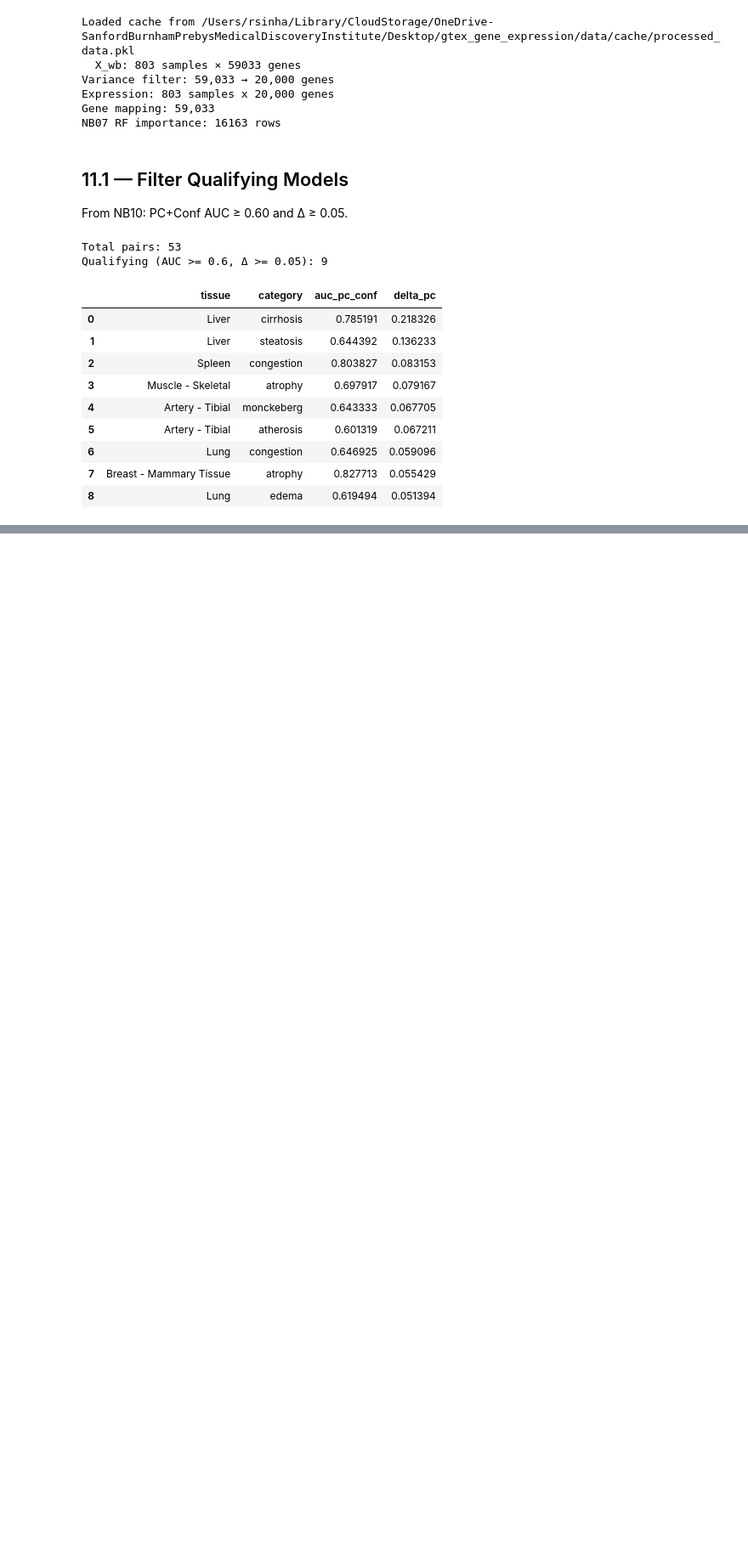
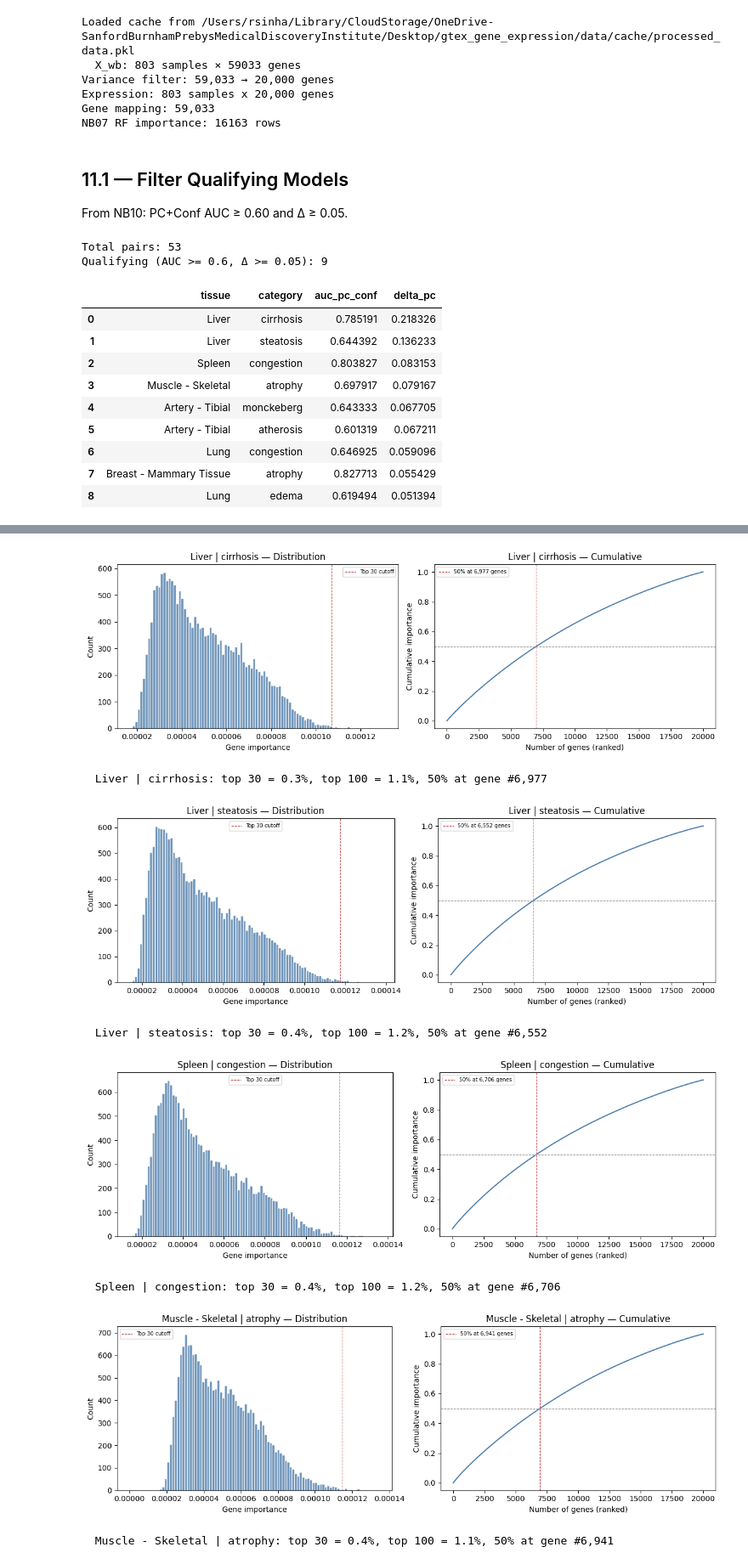
Before and after one commit to Cranjit9/gtex_gene_expression, a Jupyter notebook: notebooks/11_pc_gene_importance.ipynb, the cells around one changed output, grey strips where cells are left out. Shown at 85% size. Drawn from its saved outputs; the diff is of its cells as text; code cells hidden in the pictures; blank space fills up the shorter version.

```diff
--- a/notebooks/11_pc_gene_importance.ipynb
+++ b/notebooks/11_pc_gene_importance.ipynb
@@ -66,18 +68,17 @@ DELTA_THRESH = 0.05
 N_PCS = 800
 TOP_K_PCS = 100
 TOP_N_GENES = 30
-TOP_N_VAL = 50
 
 pc_results = pd.read_csv(Config.TABLES_DIR / "pc_auc_results.csv")
 
-qualified = pc_results[
+qualified_all = pc_results[
     (pc_results["auc_pc_conf"] >= AUC_THRESH) & (pc_results["delta_pc"] >= DELTA_THRESH)
 ].reset_index(drop=True)
 
 print(f"Total pairs: {len(pc_results)}")
-print(f"Qualifying (AUC >= {AUC_THRESH}, Δ >= {DELTA_THRESH}): {len(qualified)}")
+print(f"Qualifying (AUC >= {AUC_THRESH}, Δ >= {DELTA_THRESH}): {len(qualified_all)}")
 print()
-display(qualified[["tissue", "category", "auc_pc_conf", "delta_pc"]].sort_values("delta_pc", ascending=False))
+display(qualified_all[["tissue", "category", "auc_pc_conf", "delta_pc"]].sort_values("delta_pc", ascending=False))
 # %% [output]
 Total pairs: 53
 Qualifying (AUC >= 0.6, Δ >= 0.05): 9
@@ -271,0 +348,39 @@ Lung | edema — sum=1.0000 (should be ~1.0), top 5: ['GSTA7P', 'IGLL3P', 'FAM21
+# %%
+for (tissue, category), imp in gene_importance.items():
+    tag = f"{tissue} | {category}"
+    sorted_imp = imp.sort_values(ascending=False).values
+    cum_imp = np.cumsum(sorted_imp)
+    n50 = np.searchsorted(cum_imp, 0.5) + 1
+
+    fig, axes = plt.subplots(1, 2, figsize=(12, 4))
+
+    # Histogram
+    axes[0].hist(imp.values, bins=100, color="#4878A8", edgecolor="white", alpha=0.8)
+    axes[0].axvline(imp.nlargest(TOP_N_GENES).min(), color="#C44E52", ls="--", lw=0.8,
+                     label=f"Top {TOP_N_GENES} cutoff")
+    axes[0].set_xlabel("Gene importance")
+    axes[0].set_ylabel("Count")
+    axes[0].set_title(f"{tag} — Distribution")
+    axes[0].legend(fontsize=7)
+
+    # Cumulative
+    axes[1].plot(range(1, len(sorted_imp) + 1), cum_imp, color="#4878A8", lw=1.5)
+    axes[1].axhline(0.5, color="#AAAAAA", ls="--", lw=0.8)
+    axes[1].axvline(n50, color="#C44E52", ls="--", lw=0.8, label=f"50% at {n50:,} genes")
+    axes[1].set_xlabel("Number of genes (ranked)")
+    axes[1].set_ylabel("Cumulative importance")
+    axes[1].set_title(f"{tag} — Cumulative")
+    axes[1].legend(fontsize=7)
+
+    fig.tight_layout()
+    plt.show()
+    print(f"  {tag}: top 30 = {sorted_imp[:30].sum()*100:.1f}%, top 100 = {sorted_imp[:100].sum()*100:.1f}%, 50% at gene #{n50:,}")
+# %% [output]
+[figure, added]
+  Liver | cirrhosis: top 30 = 0.3%, top 100 = 1.1%, 50% at gene #6,977
+[figure, added]
+  Liver | steatosis: top 30 = 0.4%, top 100 = 1.2%, 50% at gene #6,552
+[figure, added]
+  Spleen | congestion: top 30 = 0.4%, top 100 = 1.2%, 50% at gene #6,706
+[figure, added]
+  Muscle - Skeletal | atrophy: top 30 = 0.4%, top 100 = 1.1%, 50% at gene #6,941
```
Also changed, not shown: parts of 27 cells of this notebook, 1 other file.
